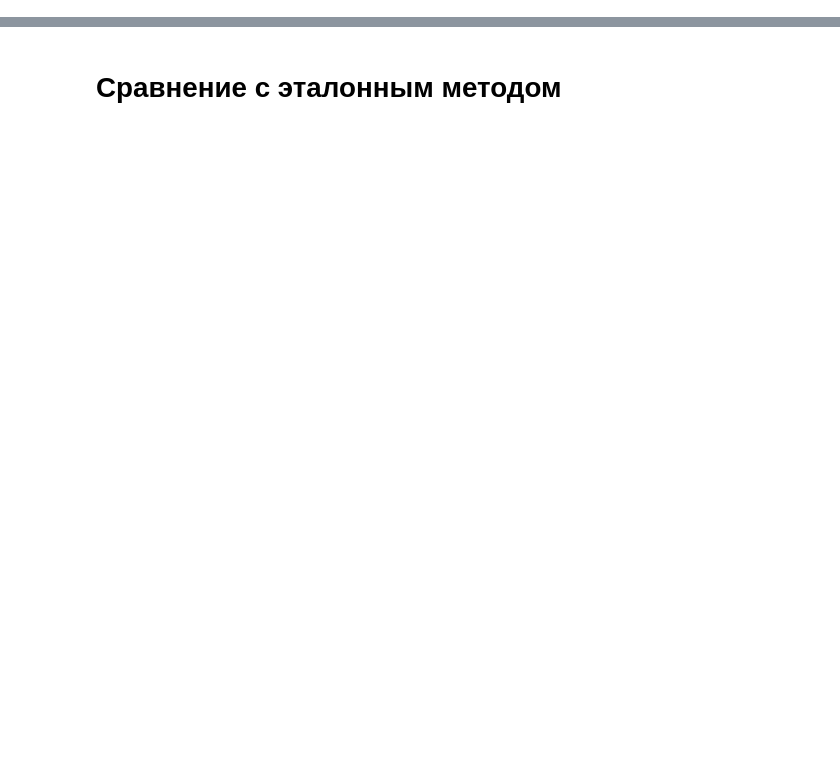
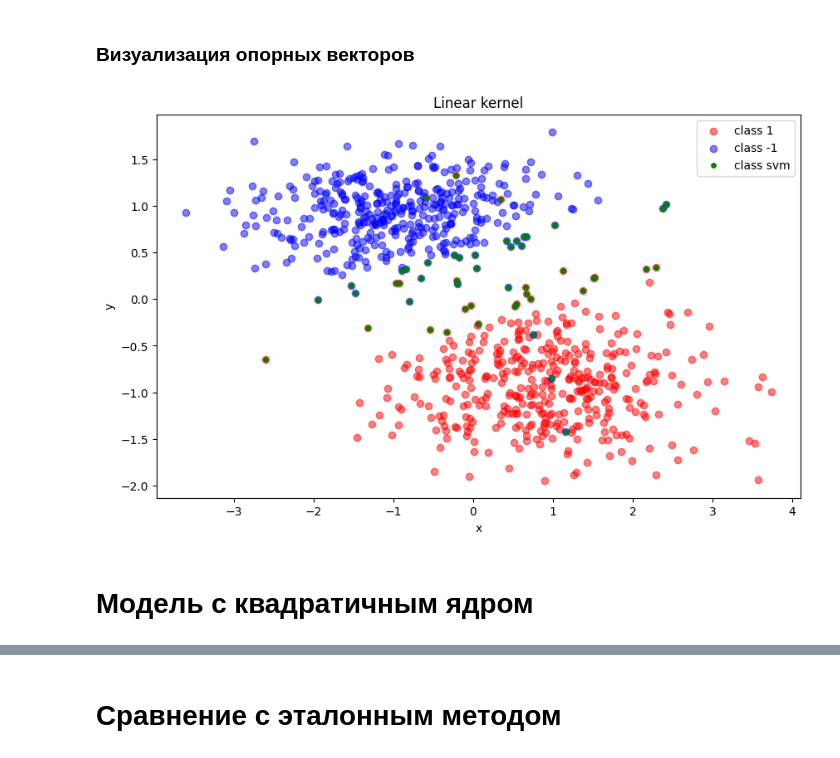
Before and after one commit to itmo-mla/fall-2025, a Jupyter notebook: students/kasiutin-ia/lab3/source/model_inference.ipynb, the cells around one changed output, grey strips where cells are left out. Cells and saved outputs as stored; diff of their text form; code cells hidden in the pictures; blank space fills up the shorter version.

```diff
--- a/students/kasiutin-ia/lab3/source/model_inference.ipynb
+++ b/students/kasiutin-ia/lab3/source/model_inference.ipynb
@@ -61,0 +86,8 @@ f1_score = 0.9026548672566371
+# %% [markdown]
+### Визуализация опорных векторов
+# %%
+plot_data(X_train, y_train, "Linear kernel", mask)
+# %% [output]
+[figure, added]
+# %% [markdown]
+# Модель с квадратичным ядром
```
Also changed, not shown: parts of 34 cells of this notebook, 8 other files.
